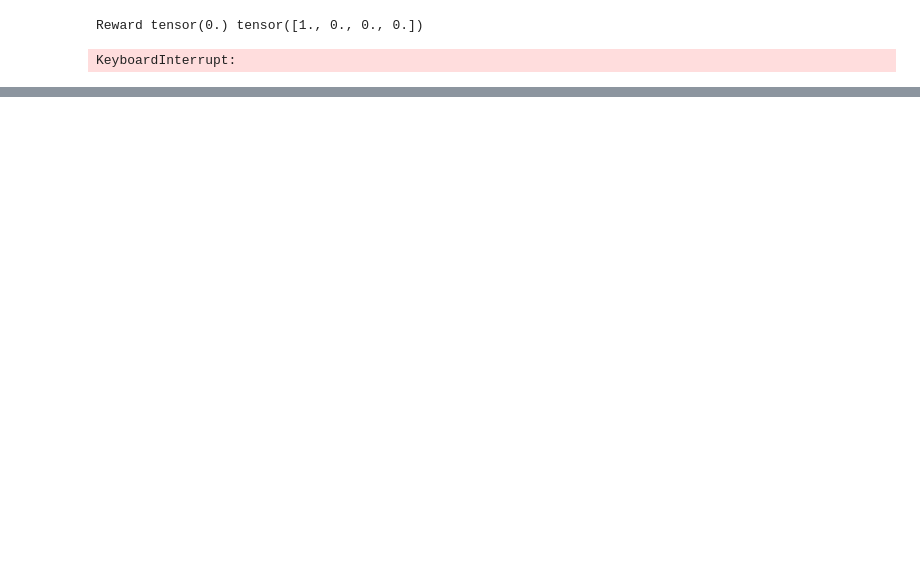
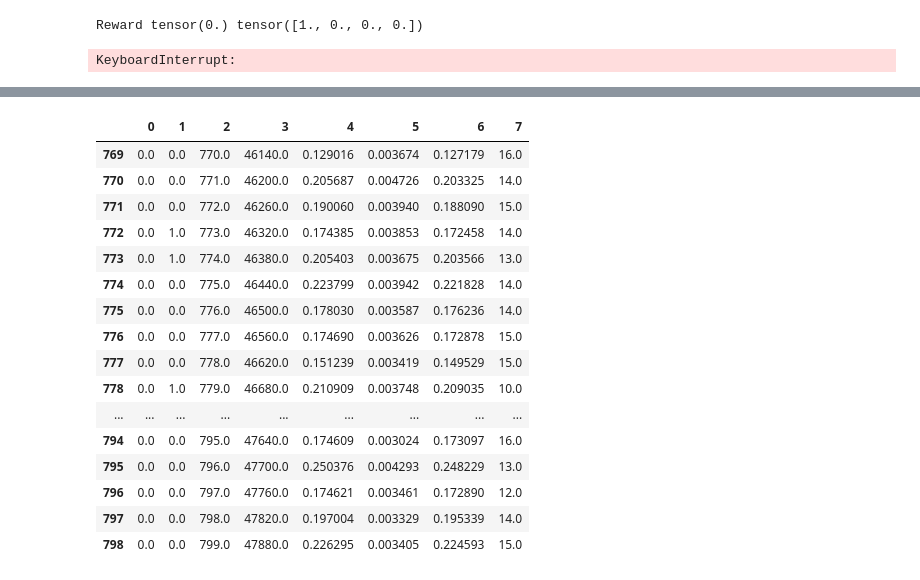
Before and after one commit to okgarces/supervised_phi_successor_features, a Jupyter notebook: carvalho2023.ipynb, the cells around one changed output, grey strips where cells are left out. Cells and saved outputs as stored; diff of their text form; code cells hidden in the pictures; blank space fills up the shorter version.

```diff
--- a/carvalho2023.ipynb
+++ b/carvalho2023.ipynb
@@ -1977,0 +2478,20 @@ ax.legend([name for name, _ in results_paths])
+# %%
+data[-30:]
+# %% [output]
+|  | 0 | 1 | 2 | 3 | 4 | 5 | 6 | 7 |
+| 769 | 0.0 | 0.0 | 770.0 | 46140.0 | 0.129016 | 0.003674 | 0.127179 | 16.0 |
+| 770 | 0.0 | 0.0 | 771.0 | 46200.0 | 0.205687 | 0.004726 | 0.203325 | 14.0 |
+| 771 | 0.0 | 0.0 | 772.0 | 46260.0 | 0.190060 | 0.003940 | 0.188090 | 15.0 |
+| 772 | 0.0 | 1.0 | 773.0 | 46320.0 | 0.174385 | 0.003853 | 0.172458 | 14.0 |
+| 773 | 0.0 | 1.0 | 774.0 | 46380.0 | 0.205403 | 0.003675 | 0.203566 | 13.0 |
+| 774 | 0.0 | 0.0 | 775.0 | 46440.0 | 0.223799 | 0.003942 | 0.221828 | 14.0 |
+| 775 | 0.0 | 0.0 | 776.0 | 46500.0 | 0.178030 | 0.003587 | 0.176236 | 14.0 |
+| 776 | 0.0 | 0.0 | 777.0 | 46560.0 | 0.174690 | 0.003626 | 0.172878 | 15.0 |
+| 777 | 0.0 | 0.0 | 778.0 | 46620.0 | 0.151239 | 0.003419 | 0.149529 | 15.0 |
+| 778 | 0.0 | 1.0 | 779.0 | 46680.0 | 0.210909 | 0.003748 | 0.209035 | 10.0 |
+| ... | ... | ... | ... | ... | ... | ... | ... | ... |
+| 794 | 0.0 | 0.0 | 795.0 | 47640.0 | 0.174609 | 0.003024 | 0.173097 | 16.0 |
+| 795 | 0.0 | 0.0 | 796.0 | 47700.0 | 0.250376 | 0.004293 | 0.248229 | 13.0 |
+| 796 | 0.0 | 0.0 | 797.0 | 47760.0 | 0.174621 | 0.003461 | 0.172890 | 12.0 |
+| 797 | 0.0 | 0.0 | 798.0 | 47820.0 | 0.197004 | 0.003329 | 0.195339 | 14.0 |
+| 798 | 0.0 | 0.0 | 799.0 | 47880.0 | 0.226295 | 0.003405 | 0.224593 | 15.0 |
```
Also changed, not shown: parts of 11 cells of this notebook.
